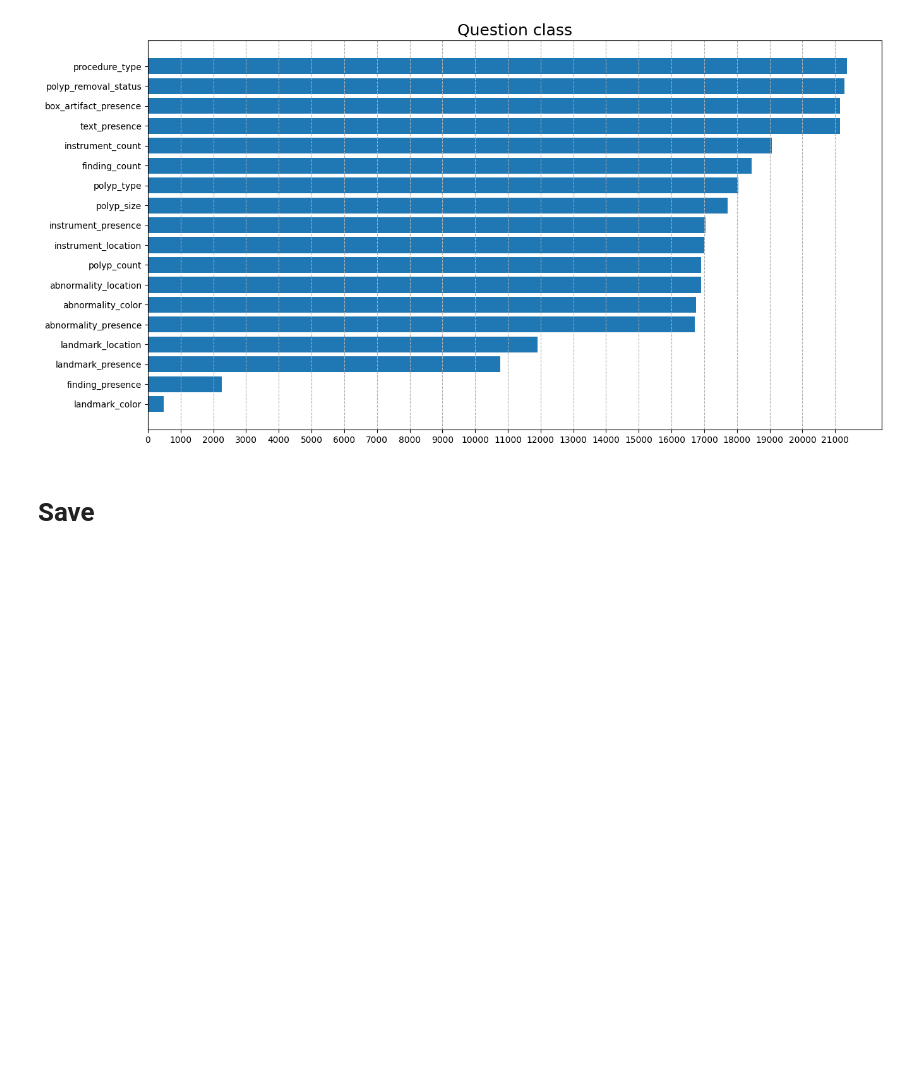
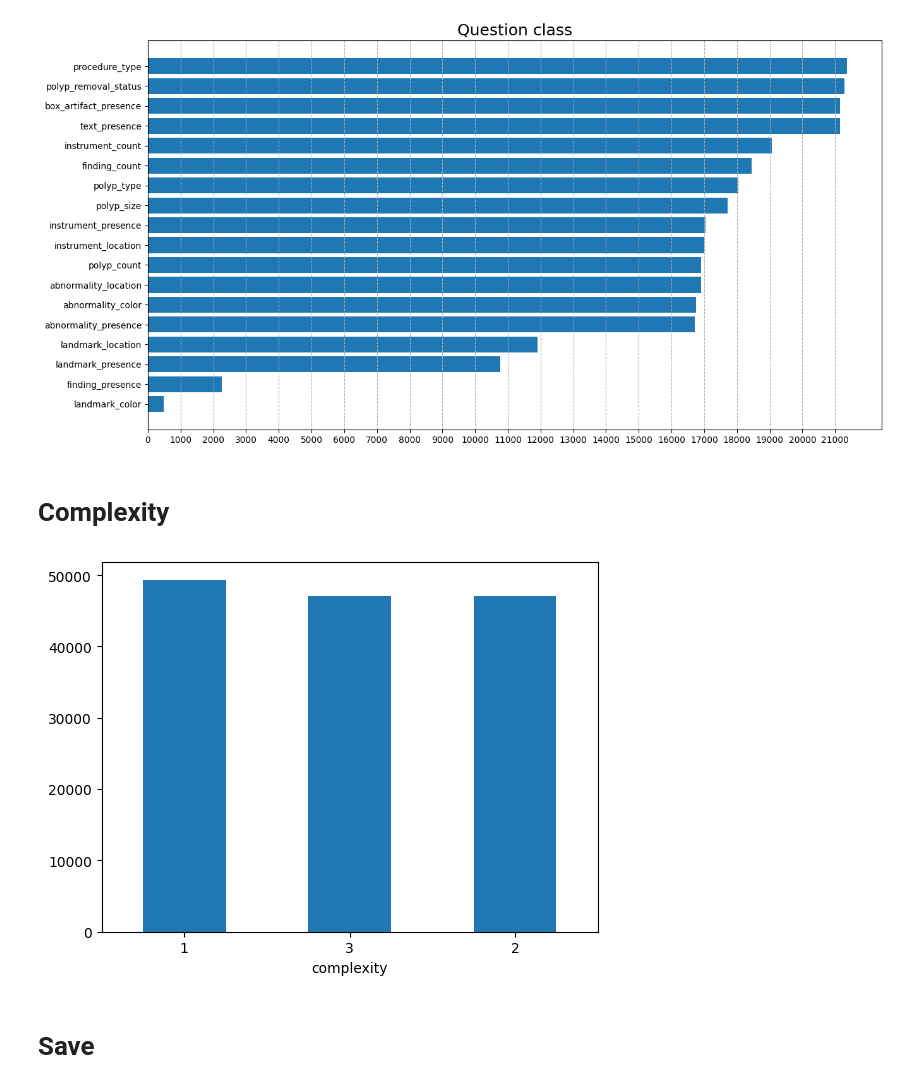
Before and after one commit to lucky-and-minie222702/MediaEval2025---Medico, a Jupyter notebook: view_data.ipynb, the cells around one changed output. Saved outputs shown, nothing was run; the diff lists cells and outputs as text; code cells hidden in the pictures; blank space fills up the shorter version.

Commit message:
add complexity plot

```diff
--- a/view_data.ipynb
+++ b/view_data.ipynb
@@ -427,6 +427,14 @@ plt.grid(linestyle = "--", axis = "x")
 plt.show()
 # %% [output]
 [figure]
+# %% [markdown]
+# Complexity
+# %%
+df["complexity"].value_counts().plot(kind = "bar")
+plt.xticks(rotation = 0)
+plt.show()
+# %% [output]
+[figure, added]
 # %% [markdown]
 # Save
 # %%
```
